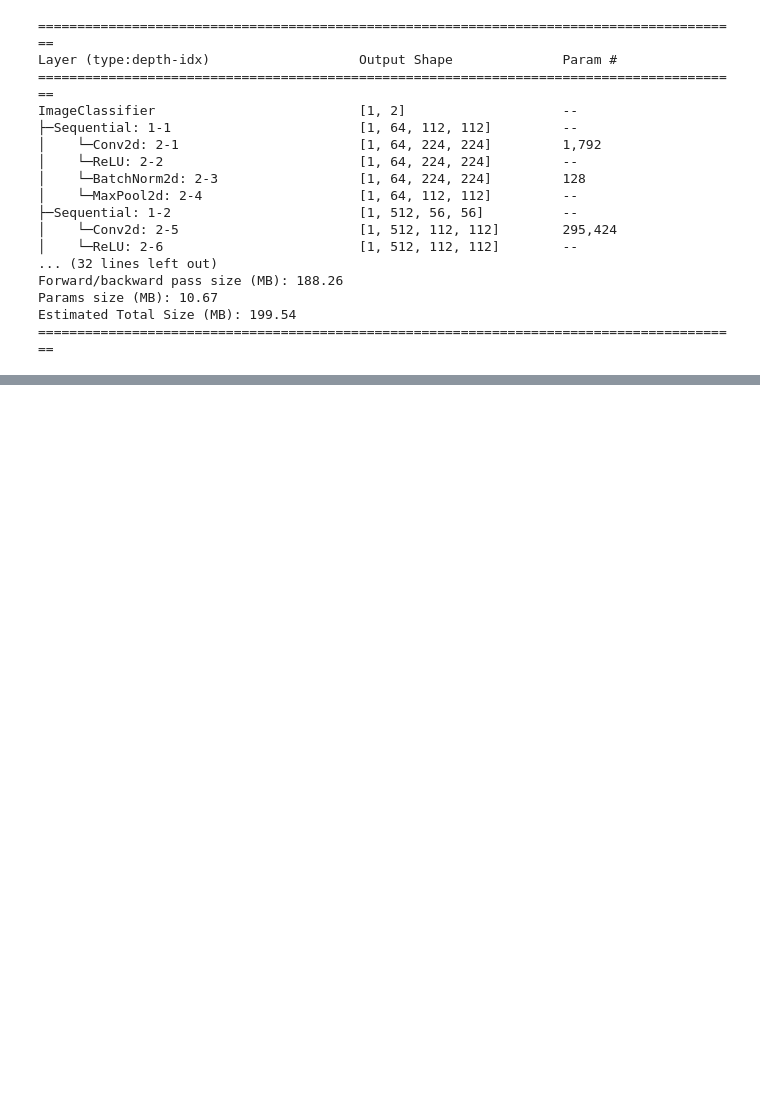
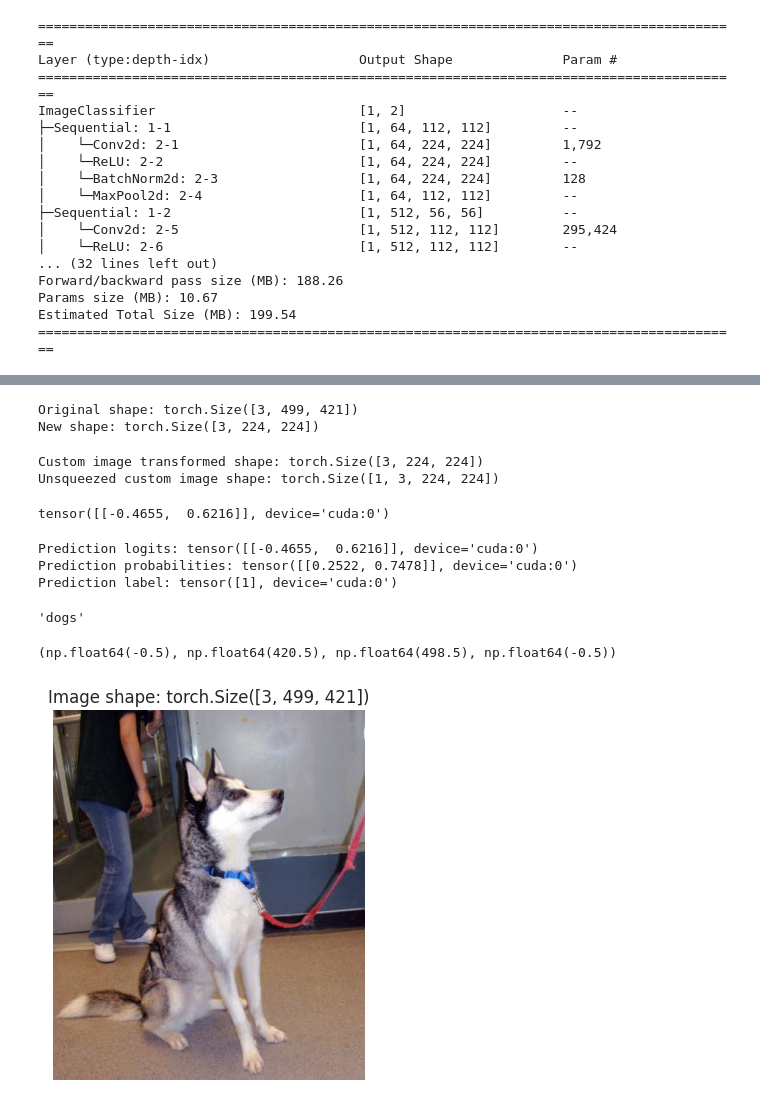
Before and after one commit to SultanMukashev/BTSCashback, a Jupyter notebook: ml-bootcamp/DL/week2/assignment.ipynb, the cells around one changed output, grey strips where cells are left out. Cells and saved outputs as stored; diff of their text form; code cells hidden in the pictures; blank space fills up the shorter version.

```diff
--- a/ml-bootcamp/DL/week2/assignment.ipynb
+++ b/ml-bootcamp/DL/week2/assignment.ipynb
@@ -567,0 +624,15 @@ print(f"Total training time: {end_time-start_time:.3f} seconds")
+# %%
+# Choose a image.
+custom_image_path = "../data/test_set/test_set/dogs/dog.4001.jpg"
+
+import torchvision
+# Load in custom image and convert the tensor values to float32
+custom_image = torchvision.io.read_image(str(custom_image_path)).type(torch.float32)
+
+# Divide the image pixel values by 255 to get them between [0, 1]
+custom_image = custom_image / 255.
+
+# Print out image data
+print(f"Custom image tensor:\n{custom_image}\n")
+print(f"Custom image shape: {custom_image.shape}\n")
+print(f"Custom image dtype: {custom_image.dtype}")
@@ -567,0 +671,62 @@ print(f"Total training time: {end_time-start_time:.3f} seconds")
+# %%
+custom_image_transform = transforms.Compose([
+    transforms.Resize(IMAGE_SIZE),
+])
+
+# Transform target image
+custom_image_transformed = custom_image_transform(custom_image)
+
+# Print out original shape and new shape
+print(f"Original shape: {custom_image.shape}")
+print(f"New shape: {custom_image_transformed.shape}")
+# %% [output]
+Original shape: torch.Size([3, 499, 421])
+New shape: torch.Size([3, 224, 224])
+# %%
+model.eval()
+with torch.inference_mode():
+    # Add an extra dimension to image
+    custom_image_transformed_with_batch_size = custom_image_transformed.unsqueeze(dim=0)
+
+    # Print out different shapes
+    print(f"Custom image transformed shape: {custom_image_transformed.shape}")
+    print(f"Unsqueezed custom image shape: {custom_image_transformed_with_batch_size.shape}")
+
+    # Make a prediction on image with an extra dimension
+    custom_image_pred = model(custom_image_transformed.unsqueeze(dim=0).to(device))
+# %% [output]
+Custom image transformed shape: torch.Size([3, 224, 224])
+Unsqueezed custom image shape: torch.Size([1, 3, 224, 224])
+# %%
+custom_image_pred
+# %% [output]
+tensor([[-0.4655,  0.6216]], device='cuda:0')
+# %%
+# Let's convert them from logits -> prediction probabilities -> prediction labels
+# Print out prediction logits
+print(f"Prediction logits: {custom_image_pred}")
+
+# Convert logits -> prediction probabilities (using torch.softmax() for multi-class classification)
+custom_image_pred_probs = torch.softmax(custom_image_pred, dim=1)
+print(f"Prediction probabilities: {custom_image_pred_probs}")
+
+# Convert prediction probabilities -> prediction labels
+custom_image_pred_label = torch.argmax(custom_image_pred_probs, dim=1)
+print(f"Prediction label: {custom_image_pred_label}")
+# %% [output]
+Prediction logits: tensor([[-0.4655,  0.6216]], device='cuda:0')
+Prediction probabilities: tensor([[0.2522, 0.7478]], device='cuda:0')
+Prediction label: tensor([1], device='cuda:0')
+# %%
+custom_image_pred_class = class_names[custom_image_pred_label.cpu()] # put pred label to CPU, otherwise will error
+custom_image_pred_class
+# %% [output]
+'dogs'
+# %%
+# Plot custom image
+plt.imshow(custom_image.permute(1, 2, 0)) # need to permute image dimensions from CHW -> HWC otherwise matplotlib will error
+plt.title(f"Image shape: {custom_image.shape}")
+plt.axis(False)
+# %% [output]
+(np.float64(-0.5), np.float64(420.5), np.float64(498.5), np.float64(-0.5))
+[figure, added]
```
Also changed, not shown: parts of 19 cells of this notebook, 1 other file.
